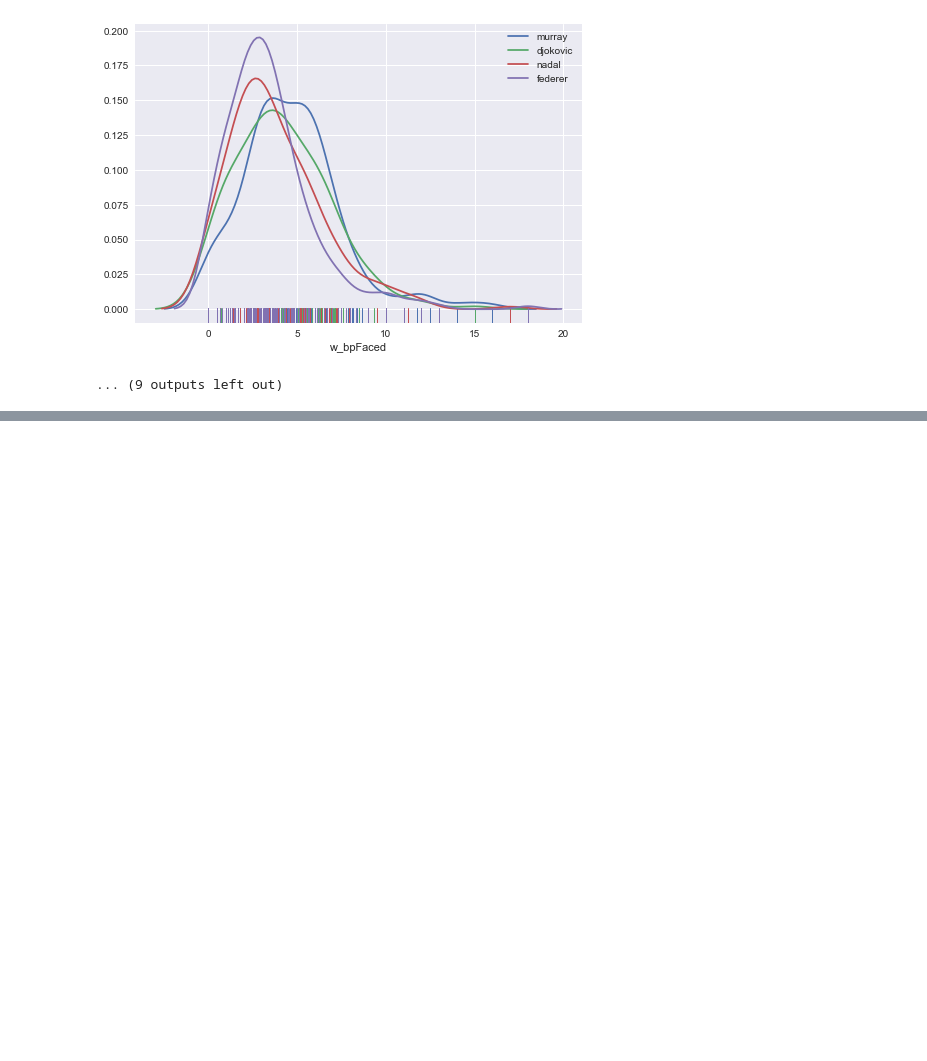
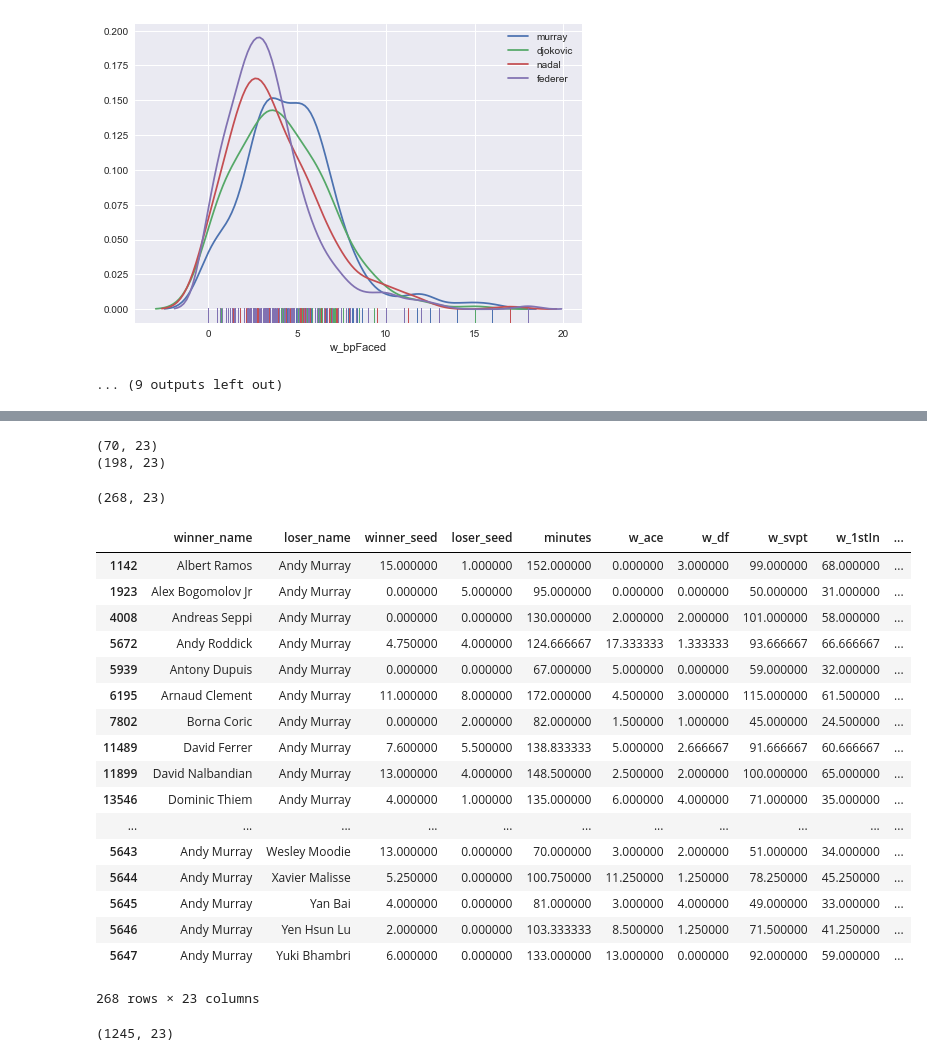
Before and after one commit to bhanusrivatsavmatta/Tennis-Analysis, a Jupyter notebook: Tennis_Analysis.ipynb, the cells around one changed output, grey strips where cells are left out. Saved outputs shown, nothing was run; the diff lists cells and outputs as text; code cells hidden in the pictures; blank space fills up the shorter version.

```diff
--- a/Tennis_Analysis.ipynb
+++ b/Tennis_Analysis.ipynb
@@ -178,0 +216,10 @@ for a in big_four_condense['cols'].unique():
+# %%
+#combine the two data sets
+murray = murray_loss.append(murray_win)
+print(murray_loss.shape)
+print(murray_win.shape)
+murray.shape
+# %% [output]
+(70, 23)
+(198, 23)
+(268, 23)
@@ -178,0 +232,21 @@ for a in big_four_condense['cols'].unique():
+# %%
+murray
+# %% [output]
+|  | winner_name | loser_name | winner_seed | loser_seed | minutes | w_ace | w_df | w_svpt | w_1stIn | ... |
+| 1142 | Albert Ramos | Andy Murray | 15.000000 | 1.000000 | 152.000000 | 0.000000 | 3.000000 | 99.000000 | 68.000000 | ... |
+| 1923 | Alex Bogomolov Jr | Andy Murray | 0.000000 | 5.000000 | 95.000000 | 0.000000 | 0.000000 | 50.000000 | 31.000000 | ... |
+| 4008 | Andreas Seppi | Andy Murray | 0.000000 | 0.000000 | 130.000000 | 2.000000 | 2.000000 | 101.000000 | 58.000000 | ... |
+| 5672 | Andy Roddick | Andy Murray | 4.750000 | 4.000000 | 124.666667 | 17.333333 | 1.333333 | 93.666667 | 66.666667 | ... |
+| 5939 | Antony Dupuis | Andy Murray | 0.000000 | 0.000000 | 67.000000 | 5.000000 | 0.000000 | 59.000000 | 32.000000 | ... |
+| 6195 | Arnaud Clement | Andy Murray | 11.000000 | 8.000000 | 172.000000 | 4.500000 | 3.000000 | 115.000000 | 61.500000 | ... |
+| 7802 | Borna Coric | Andy Murray | 0.000000 | 2.000000 | 82.000000 | 1.500000 | 1.000000 | 45.000000 | 24.500000 | ... |
+| 11489 | David Ferrer | Andy Murray | 7.600000 | 5.500000 | 138.833333 | 5.000000 | 2.666667 | 91.666667 | 60.666667 | ... |
+| 11899 | David Nalbandian | Andy Murray | 13.000000 | 4.000000 | 148.500000 | 2.500000 | 2.000000 | 100.000000 | 65.000000 | ... |
+| 13546 | Dominic Thiem | Andy Murray | 4.000000 | 1.000000 | 135.000000 | 6.000000 | 4.000000 | 71.000000 | 35.000000 | ... |
+| ... | ... | ... | ... | ... | ... | ... | ... | ... | ... | ... |
+| 5643 | Andy Murray | Wesley Moodie | 13.000000 | 0.000000 | 70.000000 | 3.000000 | 2.000000 | 51.000000 | 34.000000 | ... |
+| 5644 | Andy Murray | Xavier Malisse | 5.250000 | 0.000000 | 100.750000 | 11.250000 | 1.250000 | 78.250000 | 45.250000 | ... |
+| 5645 | Andy Murray | Yan Bai | 4.000000 | 0.000000 | 81.000000 | 3.000000 | 4.000000 | 49.000000 | 33.000000 | ... |
+| 5646 | Andy Murray | Yen Hsun Lu | 2.000000 | 0.000000 | 103.333333 | 8.500000 | 1.250000 | 71.500000 | 41.250000 | ... |
+| 5647 | Andy Murray | Yuki Bhambri | 6.000000 | 0.000000 | 133.000000 | 13.000000 | 0.000000 | 92.000000 | 59.000000 | ... |
+268 rows × 23 columns
@@ -178,0 +257,4 @@ for a in big_four_condense['cols'].unique():
+# %%
+big_four_complete.shape
+# %% [output]
+(1245, 23)
```
Also changed, not shown: parts of 16 cells of this notebook.
